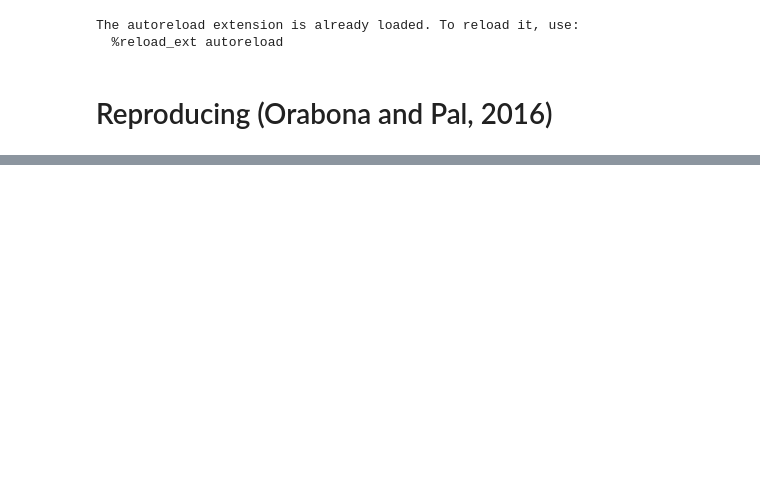
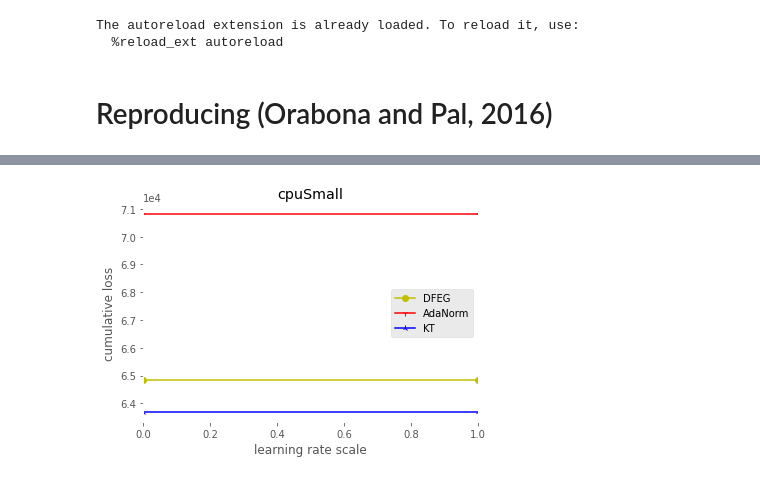
Before and after one commit to jongharyu/olo-with-side-information, a Jupyter notebook: notebooks/linear_regression.ipynb, the cells around one changed output, grey strips where cells are left out. Cells and saved outputs as stored; diff of their text form; code cells hidden in the pictures; blank space fills up the shorter version.

```diff
--- a/notebooks/linear_regression.ipynb
+++ b/notebooks/linear_regression.ipynb
@@ -40,0 +43,13 @@ plt.ticklabel_format(axis='y', style='sci', scilimits=(0,0))
+# %%
+plt.axhline(dfeg.cumulative_loss, color='y', marker='o', label='DFEG')
+plt.axhline(adanorm.cumulative_loss, color='r', marker='1', label='AdaNorm')
+plt.axhline(coin.cumulative_loss, color='b', marker='2', label='KT')
+plt.xlabel('learning rate scale')
+plt.ylabel('cumulative loss')
+plt.title('')
+plt.legend()
+plt.gca().patch.set_facecolor('white')
+plt.title(data.name)
+plt.ticklabel_format(axis='y', style='sci', scilimits=(0,0))
+# %% [output]
+[figure, added]
```
Also changed, not shown: parts of 6 cells of this notebook.
